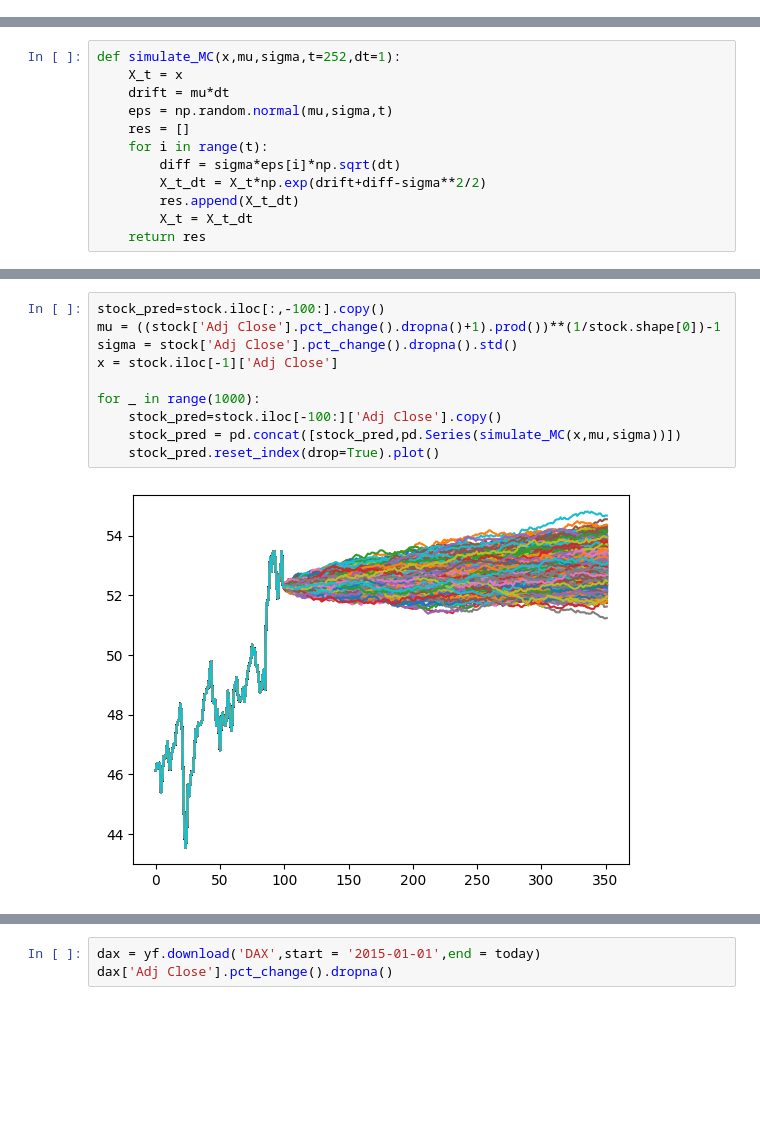
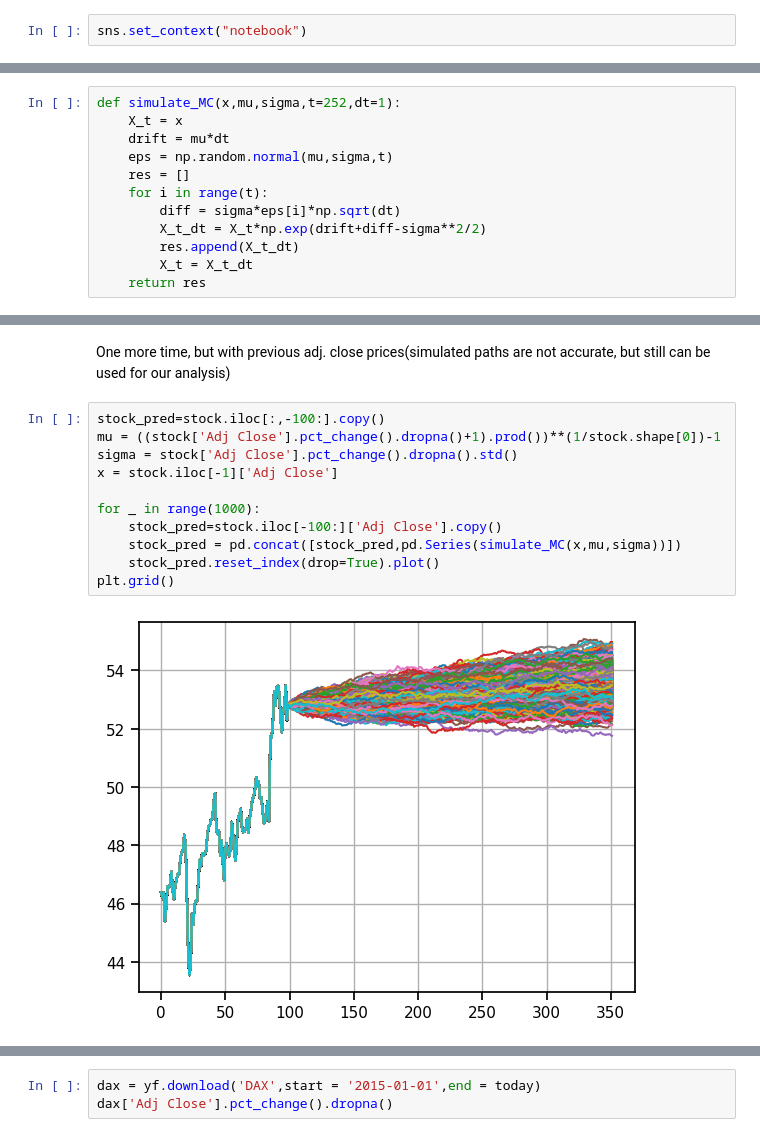
Before and after one commit to AlphaShk/macd_trading_model, a Jupyter notebook: fellowship.ipynb, the cells around one changed output, grey strips where cells are left out. Cells and saved outputs as stored; diff of their text form; blank space fills up the shorter version.

```diff
--- a/fellowship.ipynb
+++ b/fellowship.ipynb
@@ -8,2 +13,4 @@ import pandas_datareader as pdr
 
 from trading_tools import MACD_Model
+# %%
+sns.set_context("notebook")
@@ -112,12 +192,15 @@ def simulate_MC(x,mu,sigma,t=252,dt=1):
+# %% [markdown]
+One more time, but with previous adj. close prices(simulated paths are not accurate, but still can be used for our analysis)
 # %%
 stock_pred=stock.iloc[:,-100:].copy()
 mu = ((stock['Adj Close'].pct_change().dropna()+1).prod())**(1/stock.shape[0])-1
 sigma = stock['Adj Close'].pct_change().dropna().std()
 x = stock.iloc[-1]['Adj Close']
 
 for _ in range(1000):
     stock_pred=stock.iloc[-100:]['Adj Close'].copy()
     stock_pred = pd.concat([stock_pred,pd.Series(simulate_MC(x,mu,sigma))])
     stock_pred.reset_index(drop=True).plot()
+plt.grid()
 # %% [output]
-[figure, old version]
+[figure, new version]
```
Also changed, not shown: parts of 50 cells of this notebook, 1 other file.
